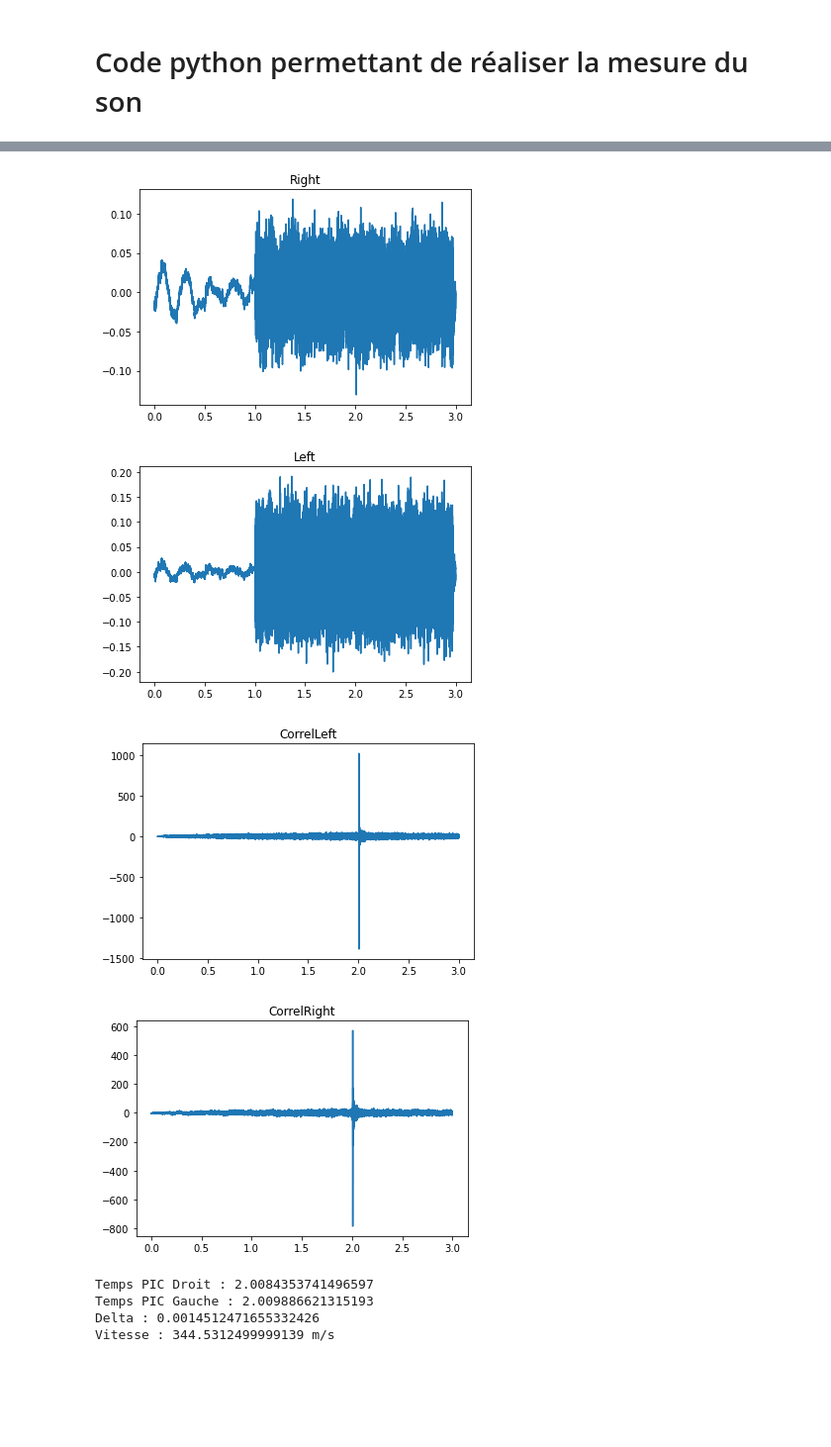
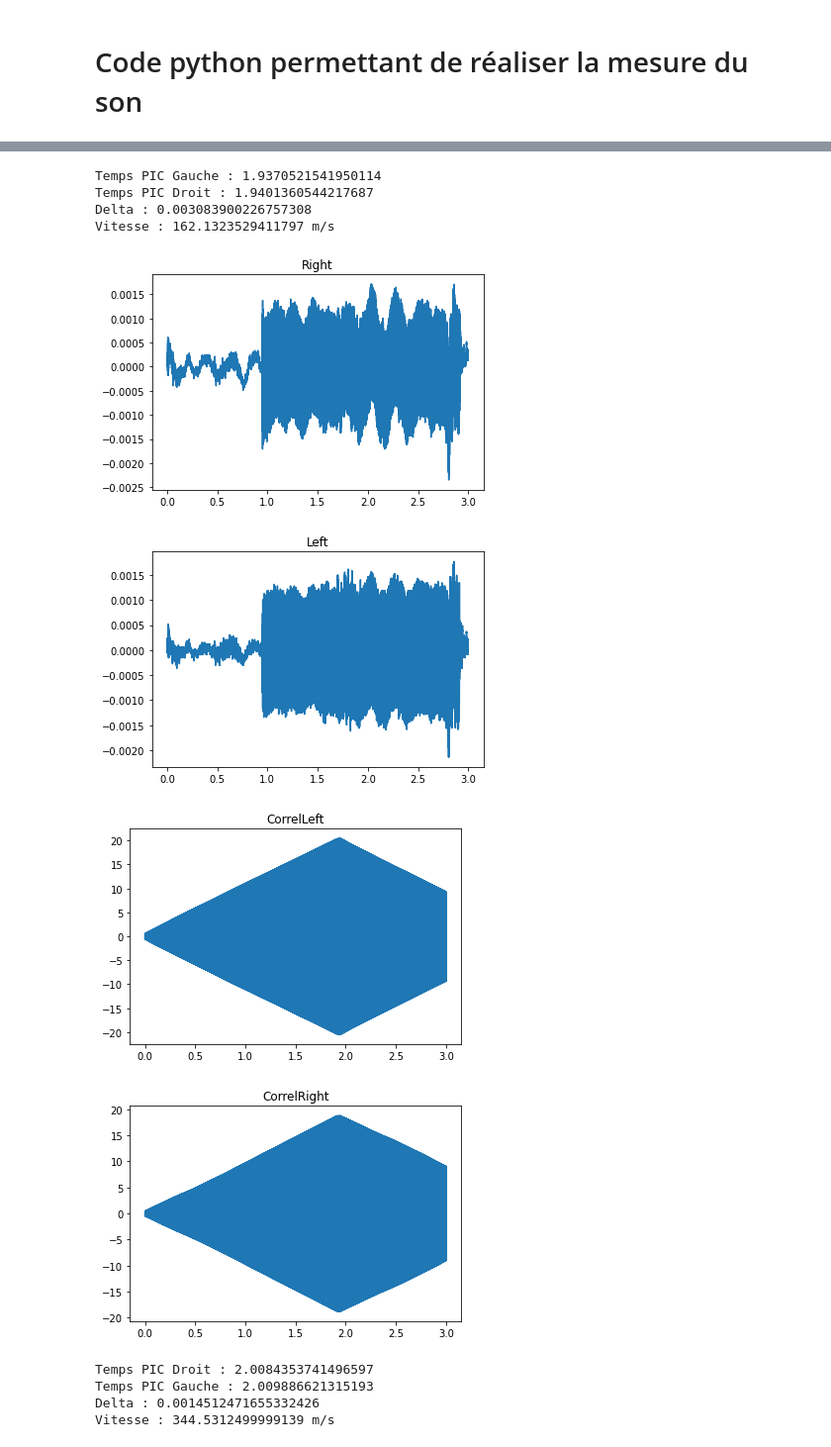
Before and after one commit to zuce68/ProjetFIP2A, a Jupyter notebook: MesureDuSon.ipynb, the cells around one changed output, grey strips where cells are left out. Shown at 99% size. Cells and saved outputs as stored; diff of their text form; code cells hidden in the pictures; blank space fills up the shorter version.

```diff
--- a/MesureDuSon.ipynb
+++ b/MesureDuSon.ipynb
@@ -58,7 +58,7 @@ reload(traitsignfip)
 traitsignfip.init_volume()
 
 
-data_left, data_right,samples = traitsignfip.play_and_record("whitenoise",2)
+data_left, data_right,samples = traitsignfip.play_and_record("edge",2,"edge.wav")
 
 fs = 44100 # fréquence d'échantillonage
 N=len(data_left) #nombre d'échantillions
@@ -106,7 +106,11 @@ Vitesse : 355.6451612903495 m/s
+Temps PIC Gauche : 1.9370521541950114
+Temps PIC Droit : 1.9401360544217687
+Delta : 0.003083900226757308
+Vitesse : 162.1323529411797 m/s
-[figure, old version]
+[figure, new version]
-[figure, old version]
+[figure, new version]
-[figure, old version]
+[figure, new version]
-[figure, old version]
+[figure, new version]
 # %%
 print("Temps PIC Droit : "+str(max_index_Left))
 print("Temps PIC Gauche : "+str(max_index_Right))
```
Also changed, not shown: parts of 3 cells of this notebook, 6 other files.
